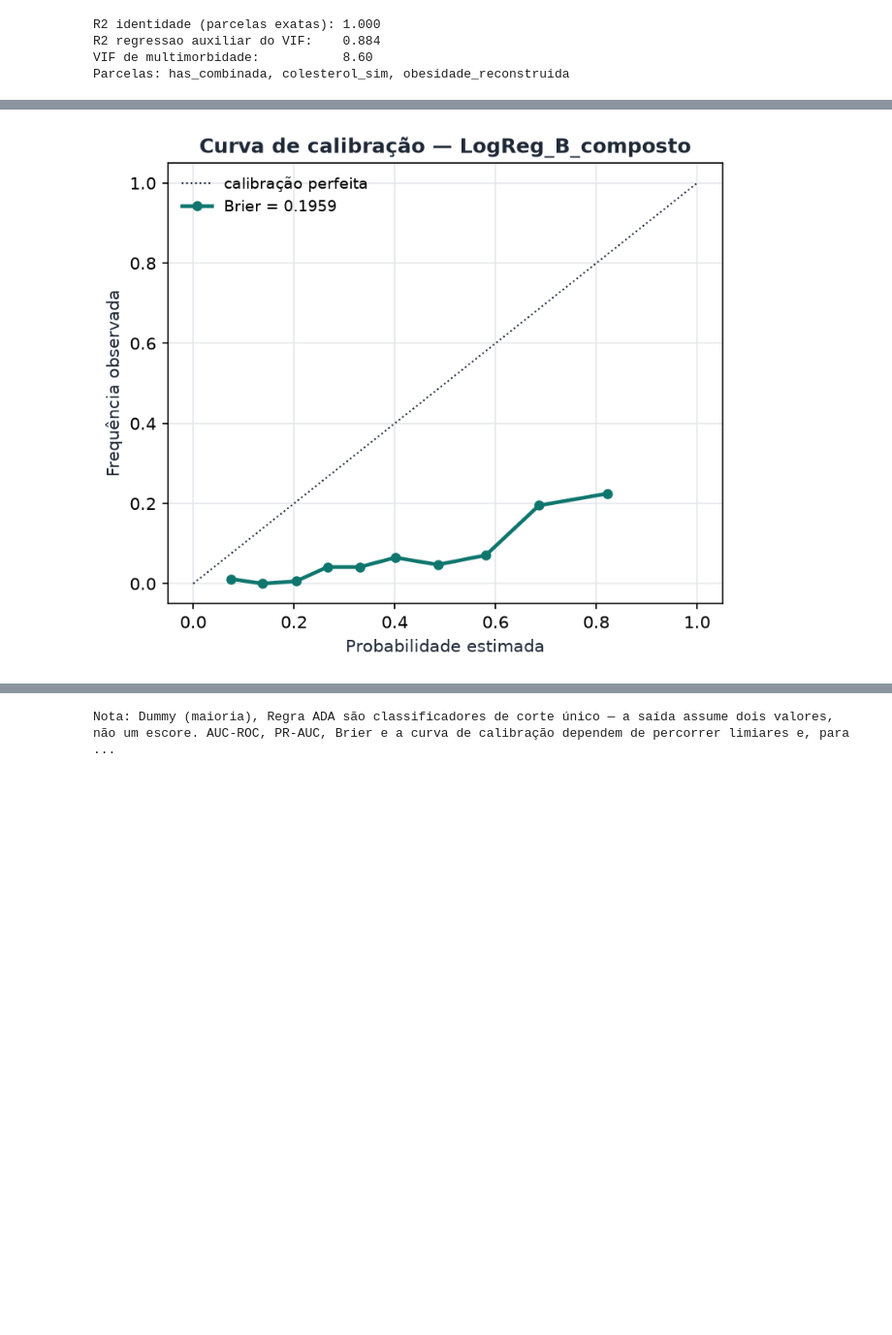
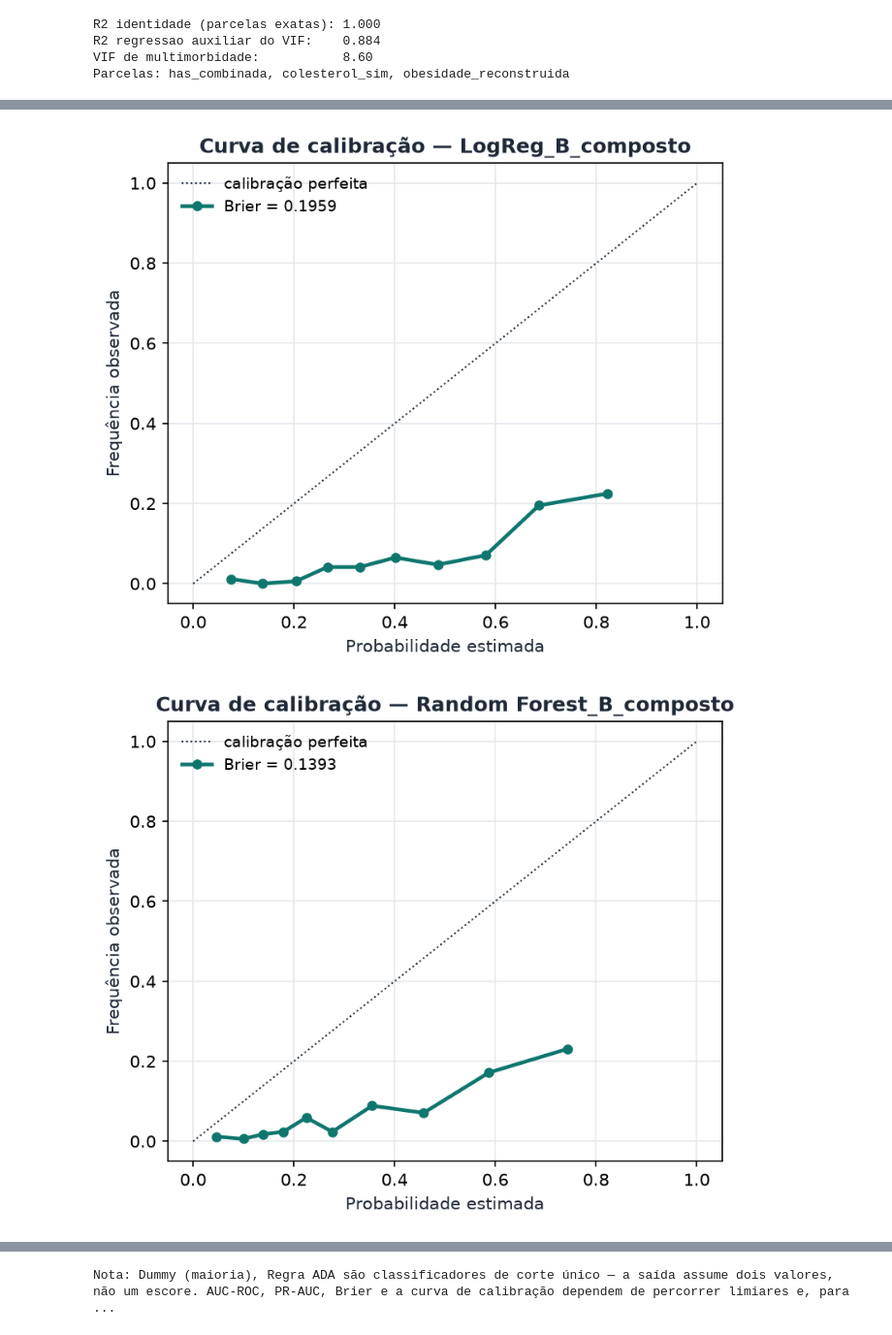
Before and after one commit to Lorenzo-Avila/hba1c-screening-pns2013, a Jupyter notebook: notebooks/03_resultados.ipynb, the cells around one changed output, grey strips where cells are left out. Shown at 97% size. Drawn from its saved outputs; the diff is of its cells as text; code cells hidden in the pictures; blank space fills up the shorter version.

```diff
--- a/notebooks/03_resultados.ipynb
+++ b/notebooks/03_resultados.ipynb
@@ -193,5 +243,8 @@ ev.tabela_calibracao_comparada(logreg)
-# %%
-display(Image(filename=str(referencia["figuras"]["calibracao"])))
-# %% [output]
-[figure, removed]
+# %%
+for nome in ("LogReg", exp.NOME_FLORESTA):
+    celula = exp.celula(saida["resultados"], nome, "B_composto")
+    display(Image(filename=str(celula["figuras"]["calibracao"])))
+# %% [output]
+[figure, added]
+[figure, added]
 # %% [markdown]
```
Also changed, not shown: parts of 41 cells of this notebook, 8 other files.
